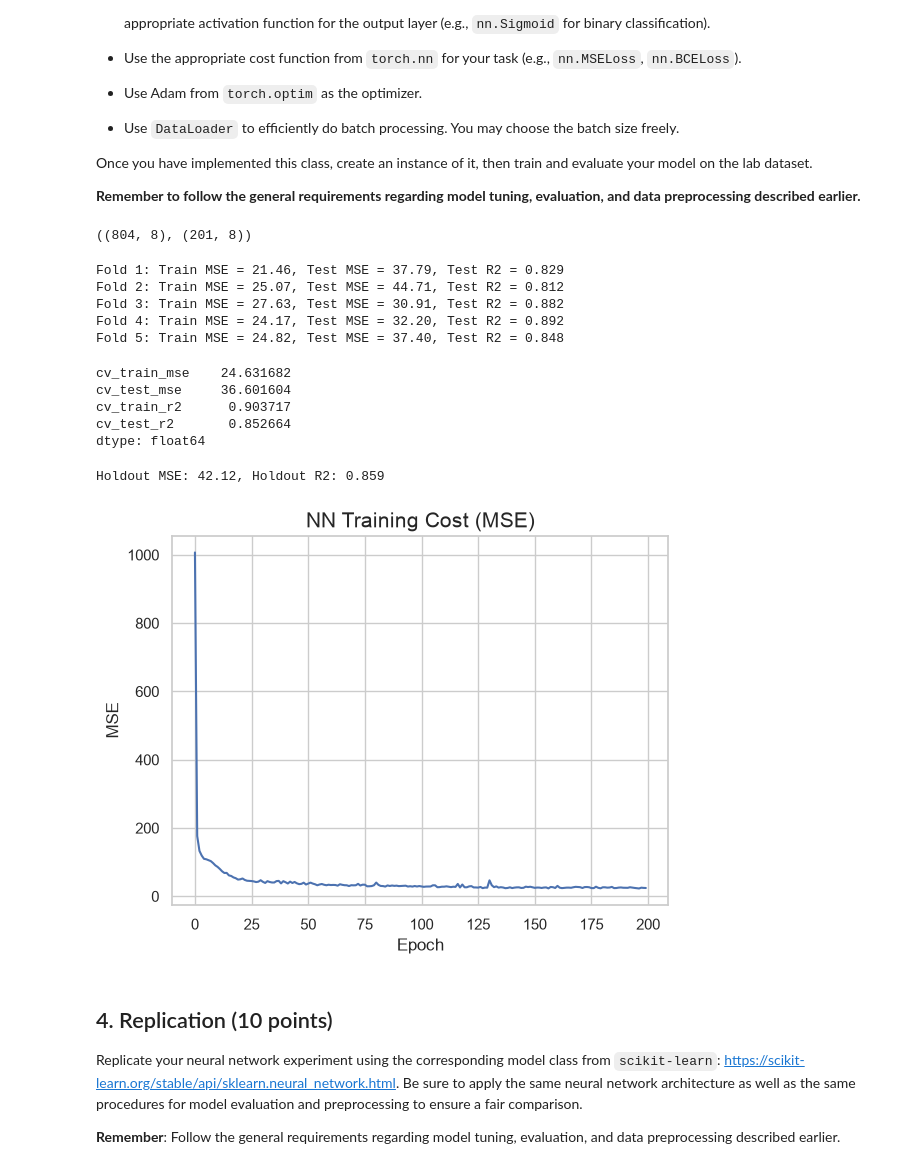
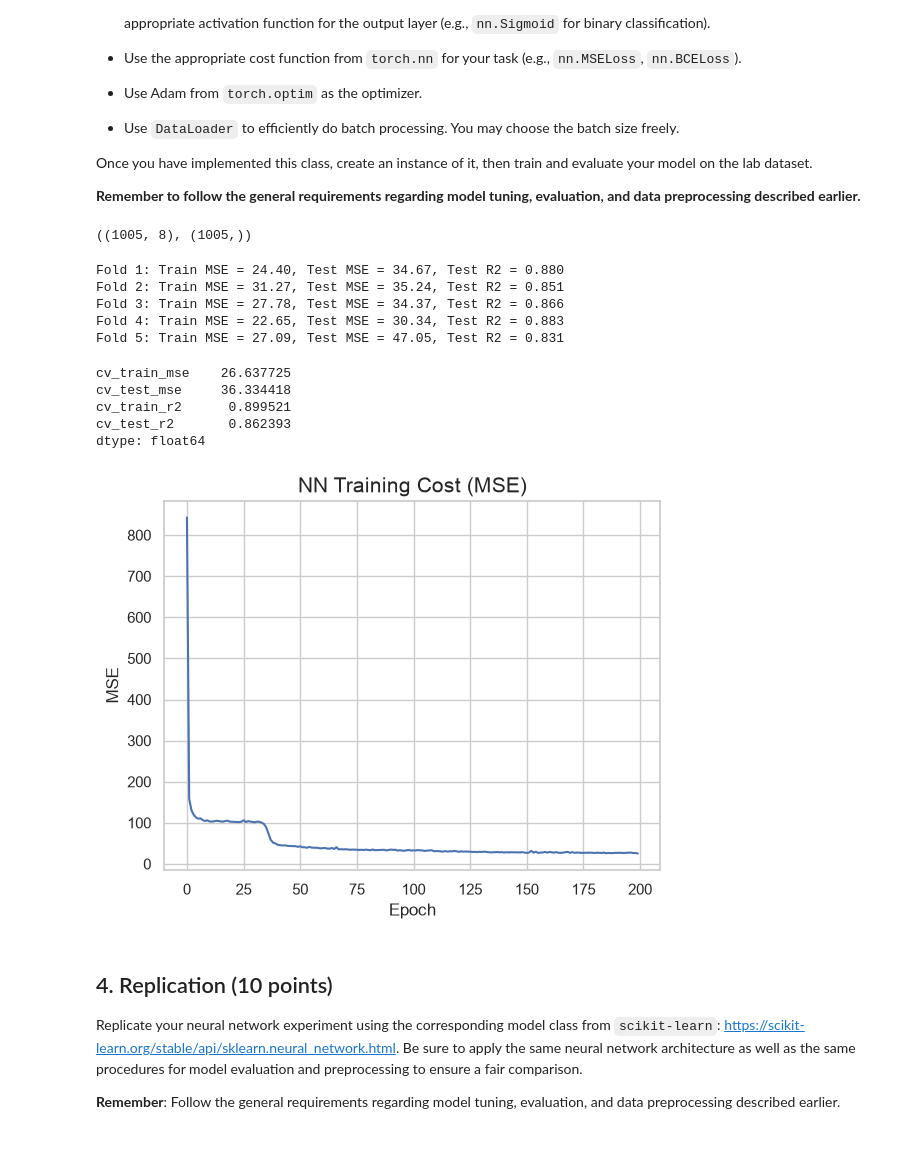
Before and after one commit to franciscoherrera2k05-tech/ds4021, a Jupyter notebook: Pacos_labs/Lab 5/05-neural-networks-real-data.ipynb, the cells around one changed output. Drawn from its saved outputs; the diff is of its cells as text; code cells hidden in the pictures.

```diff
--- a/Pacos_labs/Lab 5/05-neural-networks-real-data.ipynb
+++ b/Pacos_labs/Lab 5/05-neural-networks-real-data.ipynb
@@ -218,7 +219,7 @@ import torch
 import torch.nn as nn
 from torch import optim
 from torch.utils.data import TensorDataset, DataLoader
-from sklearn.model_selection import train_test_split, KFold
+from sklearn.model_selection import KFold
 from sklearn.preprocessing import StandardScaler
 from sklearn.metrics import mean_squared_error, r2_score
 
@@ -226,12 +227,11 @@ df = data.drop_duplicates()  # duplicates could land in both train and test fold
 X = df.drop(columns="strength").to_numpy()
 y = df["strength"].to_numpy()
 
-# split dataset, 20% holdout; k-fold CV runs on the other 80%
-X_train, X_holdout, y_train, y_holdout = train_test_split(X, y, test_size=0.2, random_state=42)
-kf = KFold(n_splits=5, shuffle=True, random_state=123)
-X_train.shape, X_holdout.shape
+# no holdout; k-fold CV runs on the whole dataset
+kf = KFold(n_splits=5, shuffle=True, random_state=seed)
+X.shape, y.shape
 # %% [output]
-((804, 8), (201, 8))
+((1005, 8), (1005,))
 # %%
 # this nn will have 2 layers, 16 nodes per layer, both ReLU
 # output layer is linear (no activation) because this is regression
@@ -280,13 +280,13 @@ class MyModel(nn.Module):
 # %%
 # k-fold CV: the scaler is fit on each training fold only (no leakage)
 nn_folds = []
-for fold, (train_idx, test_idx) in enumerate(kf.split(X_train)):
+for fold, (train_idx, test_idx) in enumerate(kf.split(X)):
     scaler = StandardScaler()
-    X_train_kfold = scaler.fit_transform(X_train[train_idx])
-    X_test_kfold = scaler.transform(X_train[test_idx])
-    y_train_kfold, y_test_kfold = y_train[train_idx], y_train[test_idx]
+    X_train_kfold = scaler.fit_transform(X[train_idx])
+    X_test_kfold = scaler.transform(X[test_idx])
+    y_train_kfold, y_test_kfold = y[train_idx], y[test_idx]
 
-    torch.manual_seed(1234)
+    torch.manual_seed(seed)
     model = MyModel().fit(X_train_kfold, y_train_kfold)
     y_pred_train_kfold = model.predict(X_train_kfold)
     y_pred_test_kfold = model.predict(X_test_kfold)
@@ -298,35 +298,31 @@ for fold, (train_idx, test_idx) in enumerate(kf.split(X_train)):
 nn_folds = pd.DataFrame(nn_folds, columns=["cv_train_mse", "cv_test_mse", "cv_train_r2", "cv_test_r2"])
 nn_folds.mean()
 # %% [output]
-Fold 1: Train MSE = 21.46, Test MSE = 37.79, Test R2 = 0.829
-Fold 2: Train MSE = 25.07, Test MSE = 44.71, Test R2 = 0.812
-Fold 3: Train MSE = 27.63, Test MSE = 30.91, Test R2 = 0.882
-Fold 4: Train MSE = 24.17, Test MSE = 32.20, Test R2 = 0.892
-Fold 5: Train MSE = 24.82, Test MSE = 37.40, Test R2 = 0.848
+Fold 1: Train MSE = 24.40, Test MSE = 34.67, Test R2 = 0.880
+Fold 2: Train MSE = 31.27, Test MSE = 35.24, Test R2 = 0.851
+Fold 3: Train MSE = 27.78, Test MSE = 34.37, Test R2 = 0.866
+Fold 4: Train MSE = 22.65, Test MSE = 30.34, Test R2 = 0.883
+Fold 5: Train MSE = 27.09, Test MSE = 47.05, Test R2 = 0.831
-cv_train_mse    24.631682
-cv_test_mse     36.601604
-cv_train_r2      0.903717
-cv_test_r2       0.852664
+cv_train_mse    26.637725
+cv_test_mse     36.334418
+cv_train_r2      0.899521
+cv_test_r2       0.862393
 dtype: float64
 # %%
-# final fit on the full 80% train set, evaluated once on the untouched holdout set
+# final fit on the whole dataset, just to show the training cost curve
 scaler = StandardScaler()
-X_train_scaled = scaler.fit_transform(X_train)
-X_holdout_scaled = scaler.transform(X_holdout)
+X_scaled = scaler.fit_transform(X)
 
-torch.manual_seed(1234)
-model = MyModel().fit(X_train_scaled, y_train)
-y_pred_holdout = model.predict(X_holdout_scaled)
-print(f"Holdout MSE: {mean_squared_error(y_holdout, y_pred_holdout):.2f}, Holdout R2: {r2_score(y_holdout, y_pred_holdout):.3f}")
+torch.manual_seed(seed)
+model = MyModel().fit(X_scaled, y)
 
 plt.plot(model.train_costs)
 plt.title("NN Training Cost (MSE)", size=15)
 plt.xlabel("Epoch")
 plt.ylabel("MSE")
 plt.show()
 # %% [output]
-Holdout MSE: 42.12, Holdout R2: 0.859
-[figure, old version]
+[figure, new version]
 # %% [markdown]
 ## 4. Replication (10 points)
 
```
Also changed, not shown: parts of 9 cells of this notebook, 2 other files.
